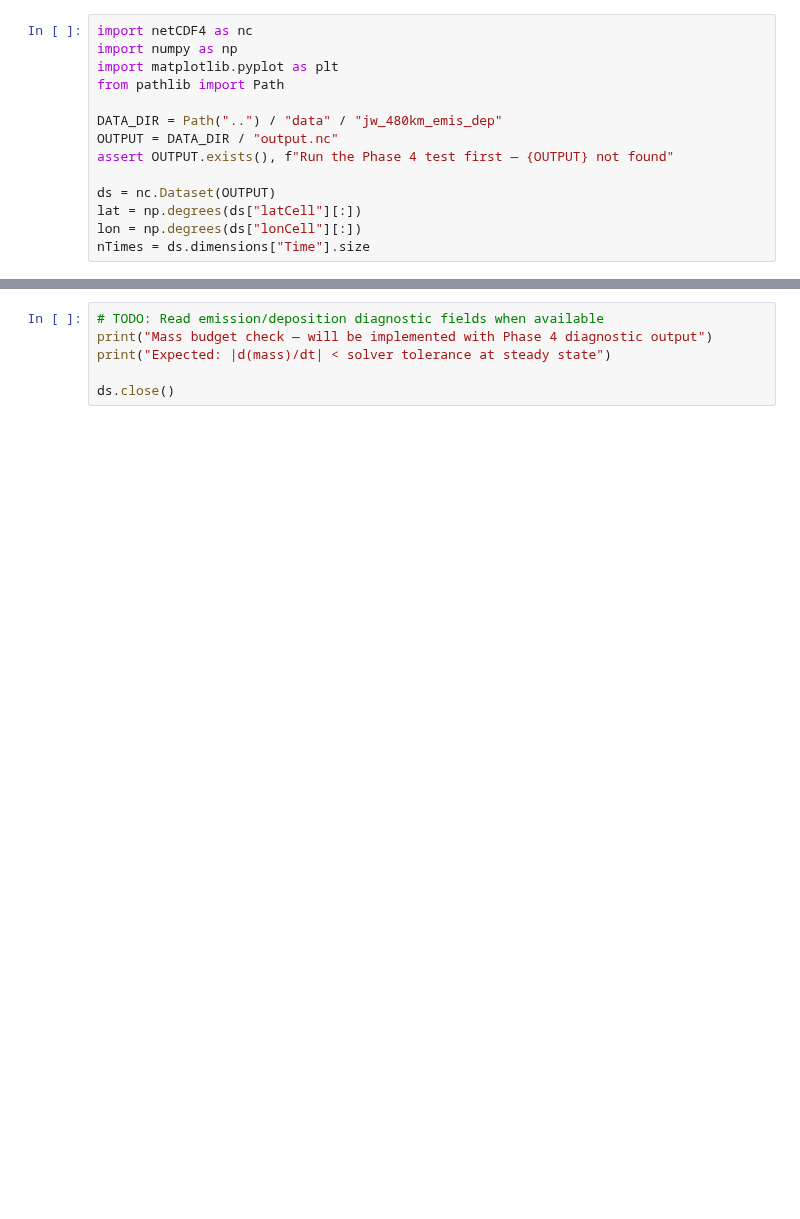
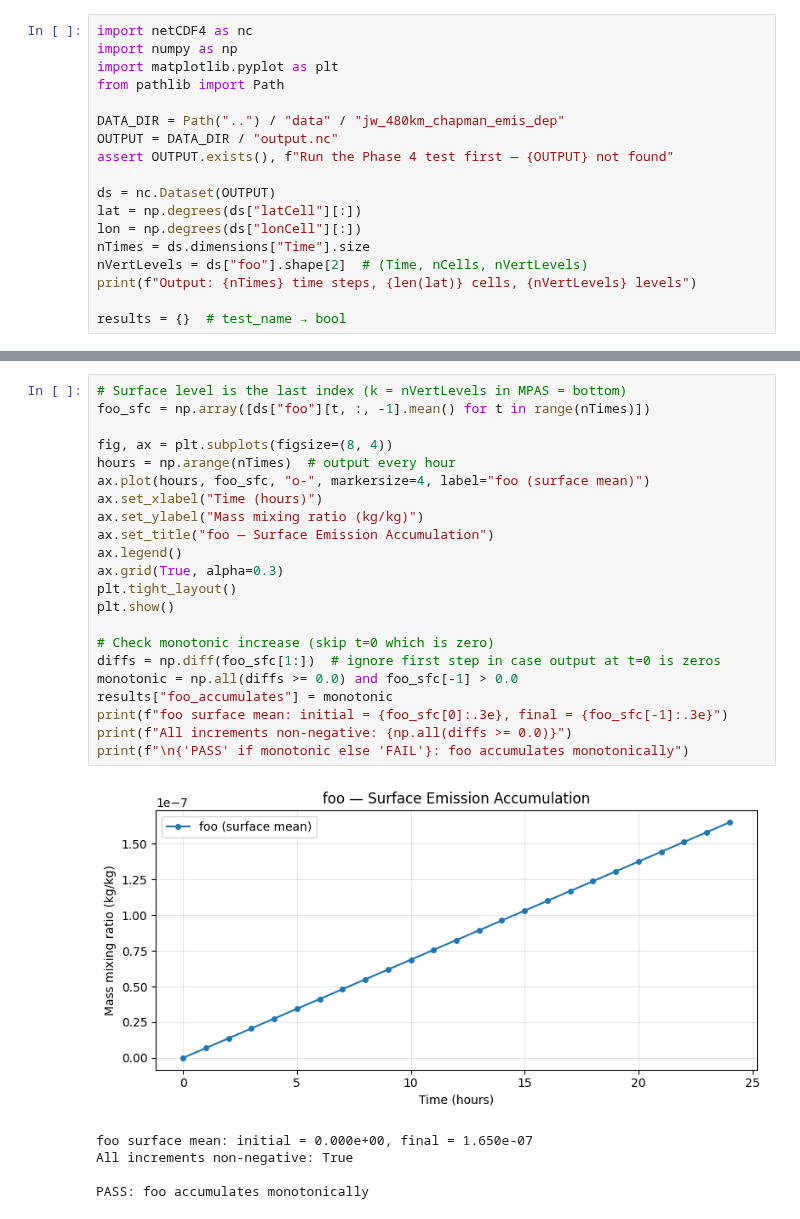
Before and after one commit to mattldawson/MPAS-Model, a Jupyter notebook: verification/phase04_emissions_deposition.ipynb, the cells around one changed output, grey strips where cells are left out. Cells and saved outputs as stored; diff of their text form; blank space fills up the shorter version.

Commit message:
phase 4

```diff
--- a/verification/phase04_emissions_deposition.ipynb
+++ b/verification/phase04_emissions_deposition.ipynb
@@ -13,7 +25,7 @@ import numpy as np
 import matplotlib.pyplot as plt
 from pathlib import Path
 
-DATA_DIR = Path("..") / "data" / "jw_480km_emis_dep"
+DATA_DIR = Path("..") / "data" / "jw_480km_chapman_emis_dep"
 OUTPUT = DATA_DIR / "output.nc"
 assert OUTPUT.exists(), f"Run the Phase 4 test first — {OUTPUT} not found"
 
@@ -21,3 +33,7 @@ ds = nc.Dataset(OUTPUT)
 lat = np.degrees(ds["latCell"][:])
 lon = np.degrees(ds["lonCell"][:])
 nTimes = ds.dimensions["Time"].size
+nVertLevels = ds["foo"].shape[2]  # (Time, nCells, nVertLevels)
+print(f"Output: {nTimes} time steps, {len(lat)} cells, {nVertLevels} levels")
+
+results = {}  # test_name → bool
@@ -52,6 +71,28 @@ Total mass budget: d(mass)/dt should approach zero at steady state.
 # %%
-# TODO: Read emission/deposition diagnostic fields when available
-print("Mass budget check — will be implemented with Phase 4 diagnostic output")
-print("Expected: |d(mass)/dt| < solver tolerance at steady state")
+# Surface level is the last index (k = nVertLevels in MPAS = bottom)
+foo_sfc = np.array([ds["foo"][t, :, -1].mean() for t in range(nTimes)])
 
-ds.close()
+fig, ax = plt.subplots(figsize=(8, 4))
+hours = np.arange(nTimes)  # output every hour
+ax.plot(hours, foo_sfc, "o-", markersize=4, label="foo (surface mean)")
+ax.set_xlabel("Time (hours)")
+ax.set_ylabel("Mass mixing ratio (kg/kg)")
+ax.set_title("foo — Surface Emission Accumulation")
+ax.legend()
+ax.grid(True, alpha=0.3)
+plt.tight_layout()
+plt.show()
+
+# Check monotonic increase (skip t=0 which is zero)
+diffs = np.diff(foo_sfc[1:])  # ignore first step in case output at t=0 is zeros
+monotonic = np.all(diffs >= 0.0) and foo_sfc[-1] > 0.0
+results["foo_accumulates"] = monotonic
+print(f"foo surface mean: initial = {foo_sfc[0]:.3e}, final = {foo_sfc[-1]:.3e}")
+print(f"All increments non-negative: {np.all(diffs >= 0.0)}")
+print(f"\n{'PASS' if monotonic else 'FAIL'}: foo accumulates monotonically")
+# %% [output]
+[figure, added]
+foo surface mean: initial = 0.000e+00, final = 1.650e-07
+All increments non-negative: True
+
+PASS: foo accumulates monotonically
```
Also changed, not shown: parts of 11 cells of this notebook, 13 other files.
